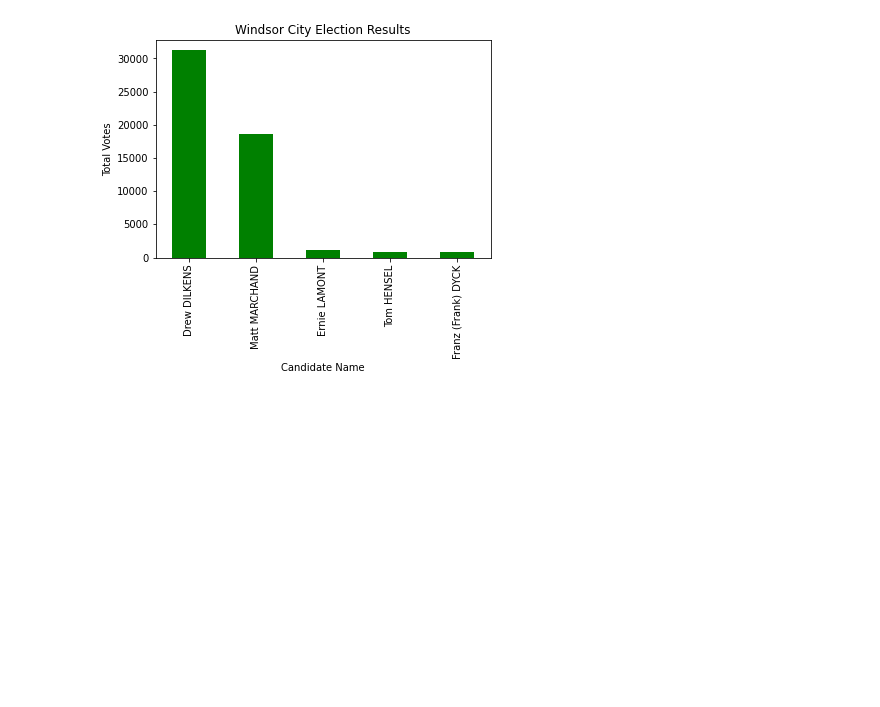
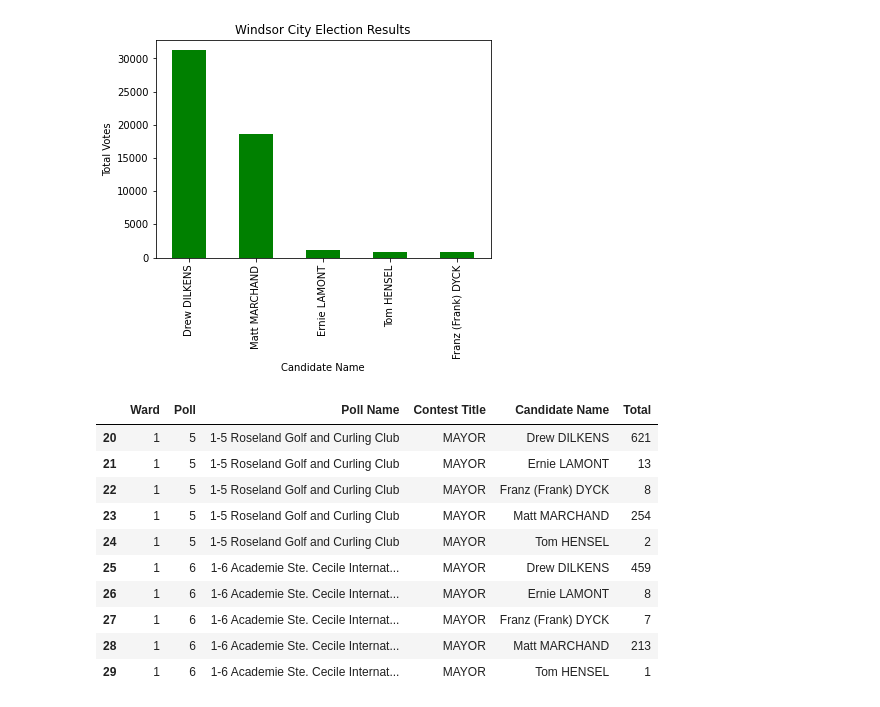
Before and after one commit to Alex-pu/Data-analysis-with-python, a Jupyter notebook: WndsorElects.ipynb, the cells around one changed output. Cells and saved outputs as stored; diff of their text form; code cells hidden in the pictures; blank space fills up the shorter version.

```diff
--- a/WndsorElects.ipynb
+++ b/WndsorElects.ipynb
@@ -119,3 +138,17 @@ plt.title(e)
 # %% [output]
 Text(0.5, 1.0, 'Windsor City Election Results')
 [figure]
+# %%
+df[20:30]
+# %% [output]
+|  | Ward | Poll | Poll Name | Contest Title | Candidate Name | Total |
+| 20 | 1 | 5 | 1-5 Roseland Golf and Curling Club | MAYOR | Drew DILKENS | 621 |
+| 21 | 1 | 5 | 1-5 Roseland Golf and Curling Club | MAYOR | Ernie LAMONT | 13 |
+| 22 | 1 | 5 | 1-5 Roseland Golf and Curling Club | MAYOR | Franz (Frank) DYCK | 8 |
+| 23 | 1 | 5 | 1-5 Roseland Golf and Curling Club | MAYOR | Matt MARCHAND | 254 |
+| 24 | 1 | 5 | 1-5 Roseland Golf and Curling Club | MAYOR | Tom HENSEL | 2 |
+| 25 | 1 | 6 | 1-6 Academie Ste. Cecile Internat... | MAYOR | Drew DILKENS | 459 |
+| 26 | 1 | 6 | 1-6 Academie Ste. Cecile Internat... | MAYOR | Ernie LAMONT | 8 |
+| 27 | 1 | 6 | 1-6 Academie Ste. Cecile Internat... | MAYOR | Franz (Frank) DYCK | 7 |
+| 28 | 1 | 6 | 1-6 Academie Ste. Cecile Internat... | MAYOR | Matt MARCHAND | 213 |
+| 29 | 1 | 6 | 1-6 Academie Ste. Cecile Internat... | MAYOR | Tom HENSEL | 1 |
```
Also changed, not shown: parts of 15 cells of this notebook.
